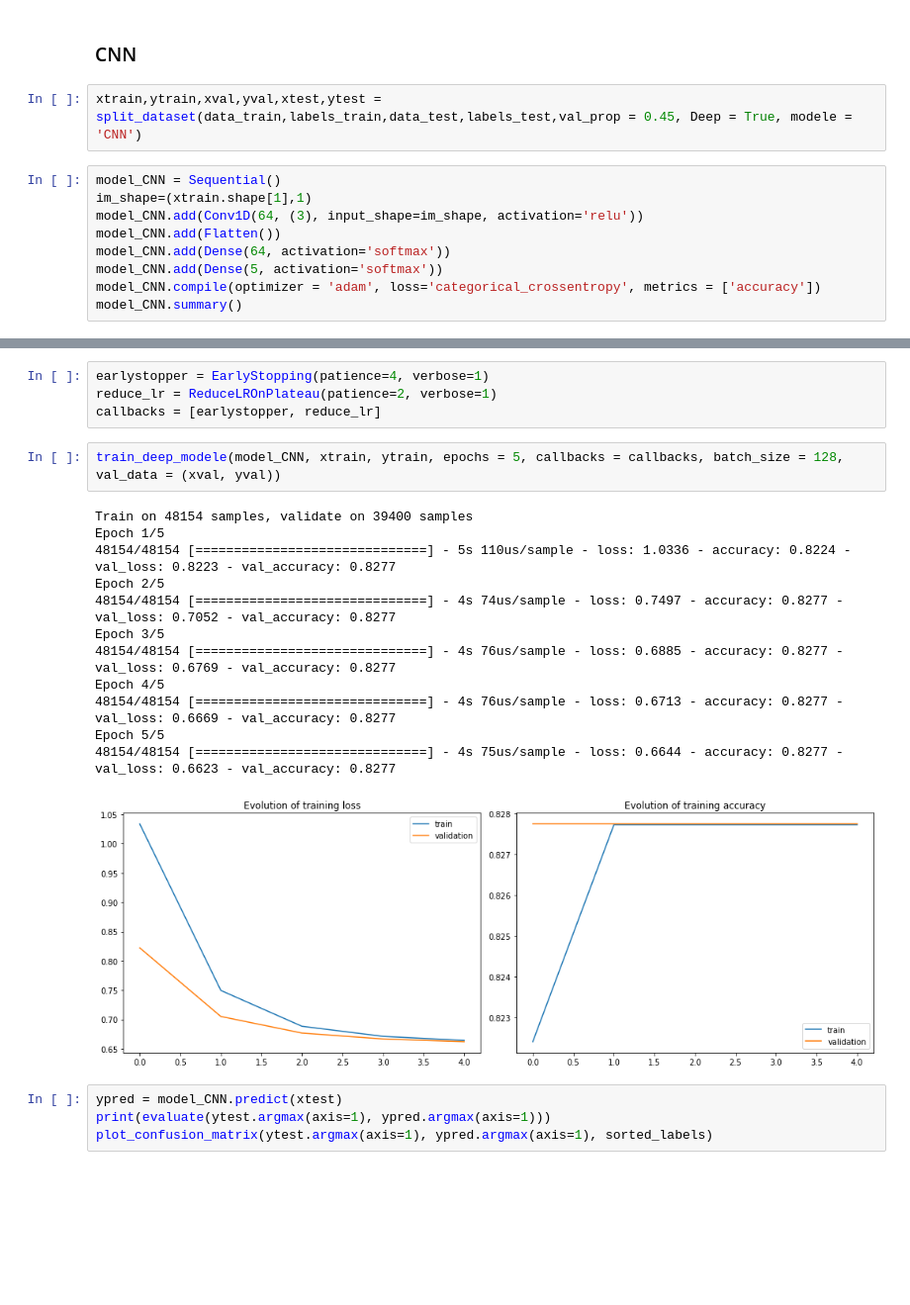
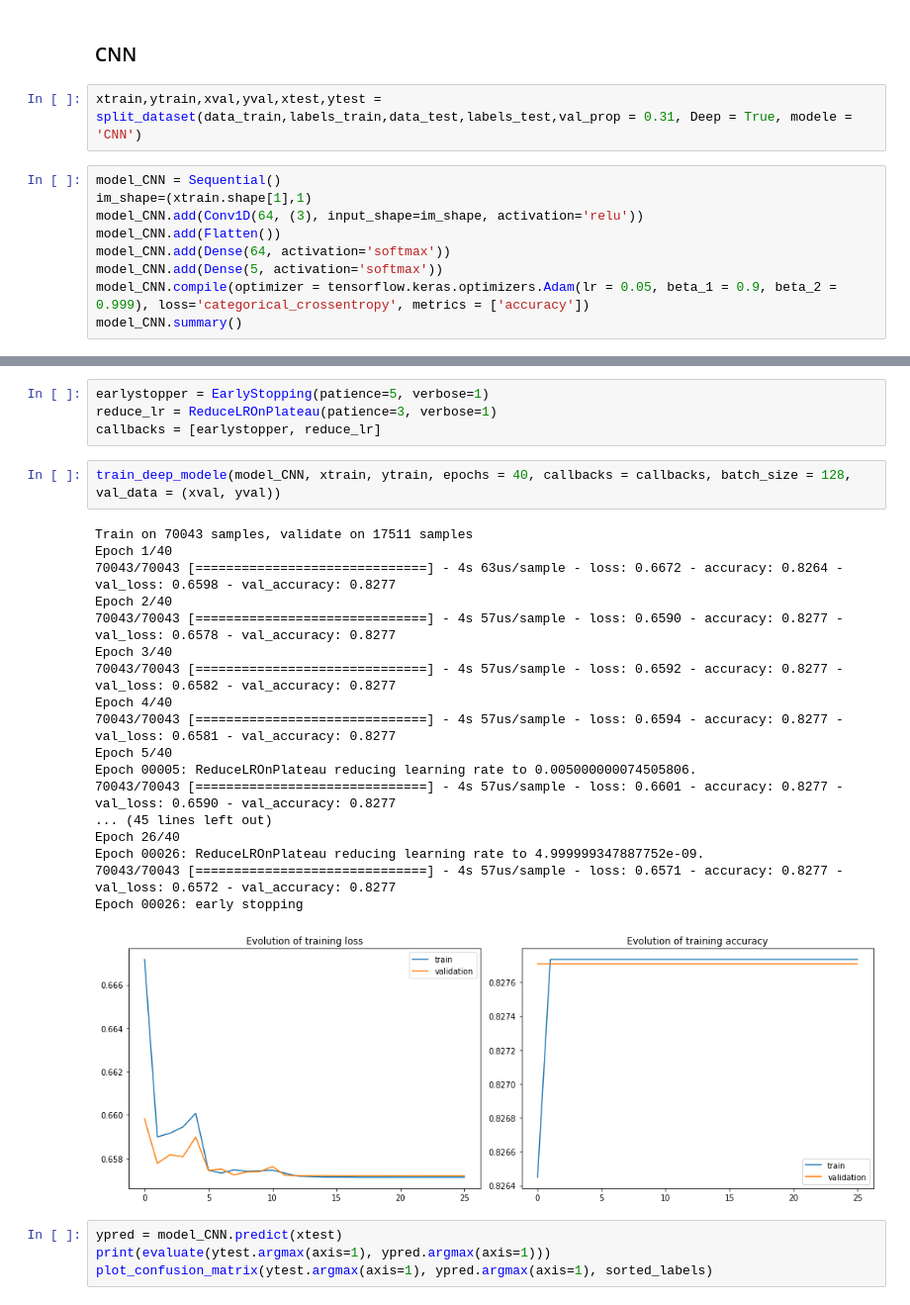
Before and after one commit to Benoitane/Deep-learning, a Jupyter notebook: DL_projet.ipynb, the cells around one changed output, grey strips where cells are left out. Shown at 99% size. Cells and saved outputs as stored; diff of their text form; blank space fills up the shorter version.

```diff
--- a/DL_projet.ipynb
+++ b/DL_projet.ipynb
@@ -252,7 +253,7 @@ warnings.filterwarnings('ignore')
 # %% [markdown]
 ### CNN
 # %%
-xtrain,ytrain,xval,yval,xtest,ytest = split_dataset(data_train,labels_train,data_test,labels_test,val_prop = 0.45, Deep = True, modele = 'CNN')
+xtrain,ytrain,xval,yval,xtest,ytest = split_dataset(data_train,labels_train,data_test,labels_test,val_prop = 0.31, Deep = True, modele = 'CNN')
 # %%
 model_CNN = Sequential()
 im_shape=(xtrain.shape[1],1)
@@ -260,6 +261,6 @@ model_CNN.add(Conv1D(64, (3), input_shape=im_shape, activation='relu'))
 model_CNN.add(Flatten())
 model_CNN.add(Dense(64, activation='softmax'))
 model_CNN.add(Dense(5, activation='softmax'))
-model_CNN.compile(optimizer = 'adam', loss='categorical_crossentropy', metrics = ['accuracy'])
+model_CNN.compile(optimizer = tensorflow.keras.optimizers.Adam(lr = 0.05, beta_1 = 0.9, beta_2 = 0.999), loss='categorical_crossentropy', metrics = ['accuracy'])
 model_CNN.summary()
 # %% [output]
@@ -280,24 +281,30 @@ Trainable params: 758,405
 Non-trainable params: 0
 _________________________________________________________________
 # %%
-earlystopper = EarlyStopping(patience=4, verbose=1)
-reduce_lr = ReduceLROnPlateau(patience=2, verbose=1)
+earlystopper = EarlyStopping(patience=5, verbose=1)
+reduce_lr = ReduceLROnPlateau(patience=3, verbose=1)
 callbacks = [earlystopper, reduce_lr]
 # %%
-train_deep_modele(model_CNN, xtrain, ytrain, epochs = 5, callbacks = callbacks, batch_size = 128, val_data = (xval, yval))
+train_deep_modele(model_CNN, xtrain, ytrain, epochs = 40, callbacks = callbacks, batch_size = 128, val_data = (xval, yval))
 # %% [output]
-Train on 48154 samples, validate on 39400 samples
-Epoch 1/5
-48154/48154 [==============================] - 5s 110us/sample - loss: 1.0336 - accuracy: 0.8224 - val_loss: 0.8223 - val_accuracy: 0.8277
-Epoch 2/5
-48154/48154 [==============================] - 4s 74us/sample - loss: 0.7497 - accuracy: 0.8277 - val_loss: 0.7052 - val_accuracy: 0.8277
-Epoch 3/5
-48154/48154 [==============================] - 4s 76us/sample - loss: 0.6885 - accuracy: 0.8277 - val_loss: 0.6769 - val_accuracy: 0.8277
-Epoch 4/5
-48154/48154 [==============================] - 4s 76us/sample - loss: 0.6713 - accuracy: 0.8277 - val_loss: 0.6669 - val_accuracy: 0.8277
-Epoch 5/5
-48154/48154 [==============================] - 4s 75us/sample - loss: 0.6644 - accuracy: 0.8277 - val_loss: 0.6623 - val_accuracy: 0.8277
+Train on 70043 samples, validate on 17511 samples
+Epoch 1/40
+70043/70043 [==============================] - 4s 63us/sample - loss: 0.6672 - accuracy: 0.8264 - val_loss: 0.6598 - val_accuracy: 0.8277
+Epoch 2/40
+70043/70043 [==============================] - 4s 57us/sample - loss: 0.6590 - accuracy: 0.8277 - val_loss: 0.6578 - val_accuracy: 0.8277
+Epoch 3/40
+70043/70043 [==============================] - 4s 57us/sample - loss: 0.6592 - accuracy: 0.8277 - val_loss: 0.6582 - val_accuracy: 0.8277
+Epoch 4/40
+70043/70043 [==============================] - 4s 57us/sample - loss: 0.6594 - accuracy: 0.8277 - val_loss: 0.6581 - val_accuracy: 0.8277
+Epoch 5/40
+Epoch 00005: ReduceLROnPlateau reducing learning rate to 0.005000000074505806.
+70043/70043 [==============================] - 4s 57us/sample - loss: 0.6601 - accuracy: 0.8277 - val_loss: 0.6590 - val_accuracy: 0.8277
+... (45 lines left out)
+Epoch 26/40
+Epoch 00026: ReduceLROnPlateau reducing learning rate to 4.999999347887752e-09.
+70043/70043 [==============================] - 4s 57us/sample - loss: 0.6571 - accuracy: 0.8277 - val_loss: 0.6572 - val_accuracy: 0.8277
+Epoch 00026: early stopping
-[figure, old version]
+[figure, new version]
 # %%
 ypred = model_CNN.predict(xtest)
 print(evaluate(ytest.argmax(axis=1), ypred.argmax(axis=1)))
```
Also changed, not shown: parts of 28 cells of this notebook, 17 other files.
